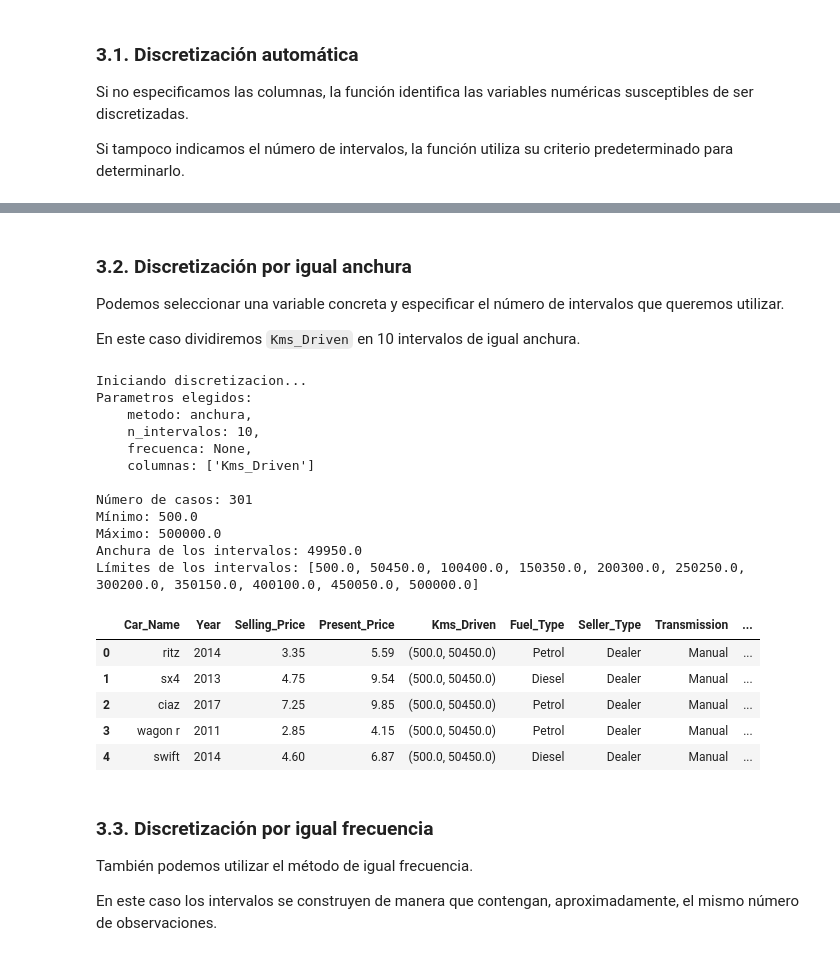
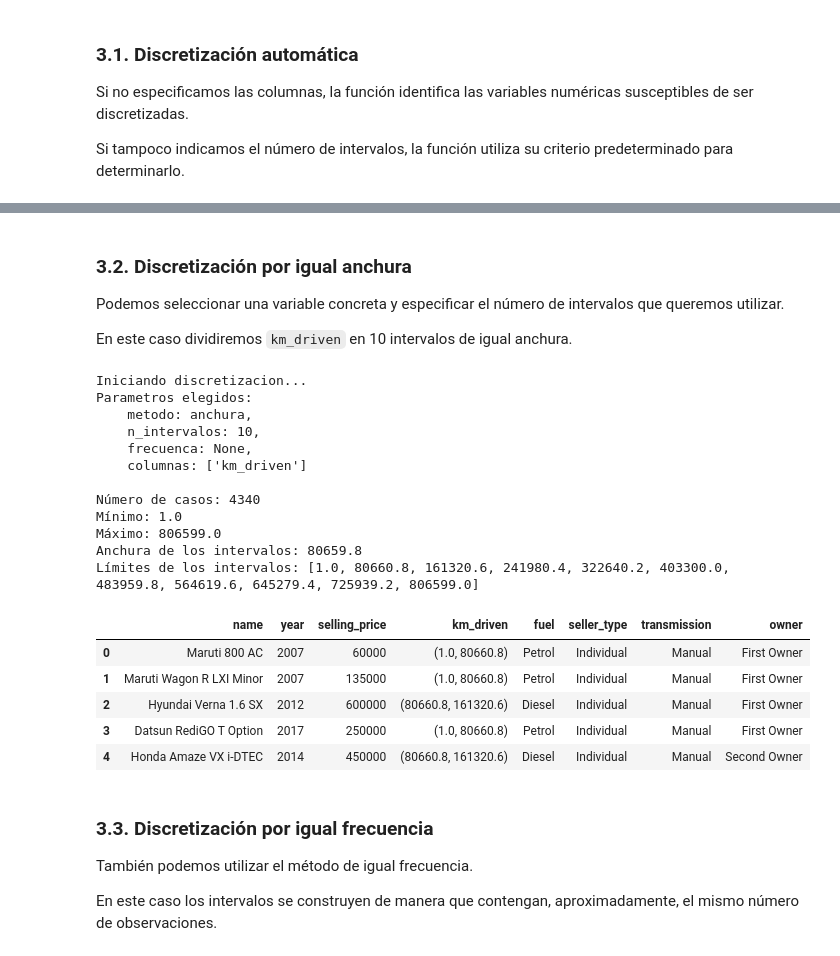
Before and after one commit to EnZaFe/SME_paquetes, a Jupyter notebook: notebooks/demo_python.ipynb, the cells around one changed output, grey strips where cells are left out. Saved outputs shown, nothing was run; the diff lists cells and outputs as text; code cells hidden in the pictures.

```diff
--- a/notebooks/demo_python.ipynb
+++ b/notebooks/demo_python.ipynb
@@ -102,7 +118,7 @@ os.listdir(path)
  'car details v4.csv']
 # %%
 df = pd.read_csv(
-    os.path.join(path, "car data.csv")
+    os.path.join(path, "CAR DETAILS FROM CAR DEKHO.csv")
 )
 
 df.head()
@@ -115,0 +134,6 @@ df.head()
+# %%
+df_by_path = sme.load_dataset("CAR DETAILS FROM CAR DEKHO.csv")
+print(type(df_by_path))
+
+df_iris = sme.load_dataset("iris")
+print(type(df_iris))
@@ -199,36 +209,36 @@ WARNING: No se ha especificado n_intervalos. Se utilizarán 150 intervalos (50%
 
 Podemos seleccionar una variable concreta y especificar el número de intervalos que queremos utilizar.
 
-En este caso dividiremos `Kms_Driven` en 10 intervalos de igual anchura.
+En este caso dividiremos `km_driven` en 10 intervalos de igual anchura.
 # %%
 df_discret = sme.discretizar(
     df,
-    columnas=["Kms_Driven"],
+    columnas=["km_driven"],
     metodo="anchura",
     n_intervalos=10,
     verbose=2
 )
 
 df_discret.head()
 # %% [output]
 Iniciando discretizacion...
 Parametros elegidos:
     metodo: anchura,
     n_intervalos: 10,
     frecuenca: None,
-    columnas: ['Kms_Driven']
+    columnas: ['km_driven']
 
-Número de casos: 301
-Mínimo: 500.0
-Máximo: 500000.0
-Anchura de los intervalos: 49950.0
-Límites de los intervalos: [500.0, 50450.0, 100400.0, 150350.0, 200300.0, 250250.0, 300200.0, 350150.0, 400100.0, 450050.0, 500000.0]
+Número de casos: 4340
+Mínimo: 1.0
+Máximo: 806599.0
+Anchura de los intervalos: 80659.8
+Límites de los intervalos: [1.0, 80660.8, 161320.6, 241980.4, 322640.2, 403300.0, 483959.8, 564619.6, 645279.4, 725939.2, 806599.0]
-|  | Car_Name | Year | Selling_Price | Present_Price | Kms_Driven | Fuel_Type | Seller_Type | Transmission | ... |
-| 0 | ritz | 2014 | 3.35 | 5.59 | (500.0, 50450.0) | Petrol | Dealer | Manual | ... |
-| 1 | sx4 | 2013 | 4.75 | 9.54 | (500.0, 50450.0) | Diesel | Dealer | Manual | ... |
-| 2 | ciaz | 2017 | 7.25 | 9.85 | (500.0, 50450.0) | Petrol | Dealer | Manual | ... |
-| 3 | wagon r | 2011 | 2.85 | 4.15 | (500.0, 50450.0) | Petrol | Dealer | Manual | ... |
-| 4 | swift | 2014 | 4.60 | 6.87 | (500.0, 50450.0) | Diesel | Dealer | Manual | ... |
+|  | name | year | selling_price | km_driven | fuel | seller_type | transmission | owner |
+| 0 | Maruti 800 AC | 2007 | 60000 | (1.0, 80660.8) | Petrol | Individual | Manual | First Owner |
+| 1 | Maruti Wagon R LXI Minor | 2007 | 135000 | (1.0, 80660.8) | Petrol | Individual | Manual | First Owner |
+| 2 | Hyundai Verna 1.6 SX | 2012 | 600000 | (80660.8, 161320.6) | Diesel | Individual | Manual | First Owner |
+| 3 | Datsun RediGO T Option | 2017 | 250000 | (1.0, 80660.8) | Petrol | Individual | Manual | First Owner |
+| 4 | Honda Amaze VX i-DTEC | 2014 | 450000 | (80660.8, 161320.6) | Diesel | Individual | Manual | Second Owner |
 # %% [markdown]
 ### 3.3. Discretización por igual frecuencia
 
```
Also changed, not shown: parts of 37 cells of this notebook, 16 other files.
